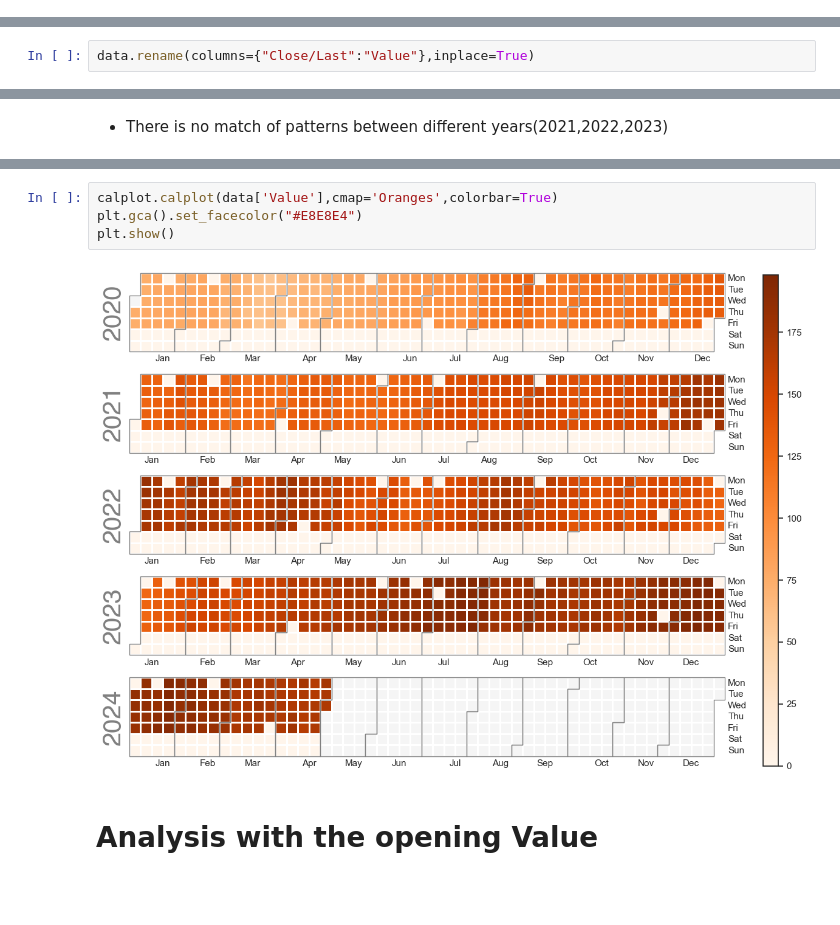
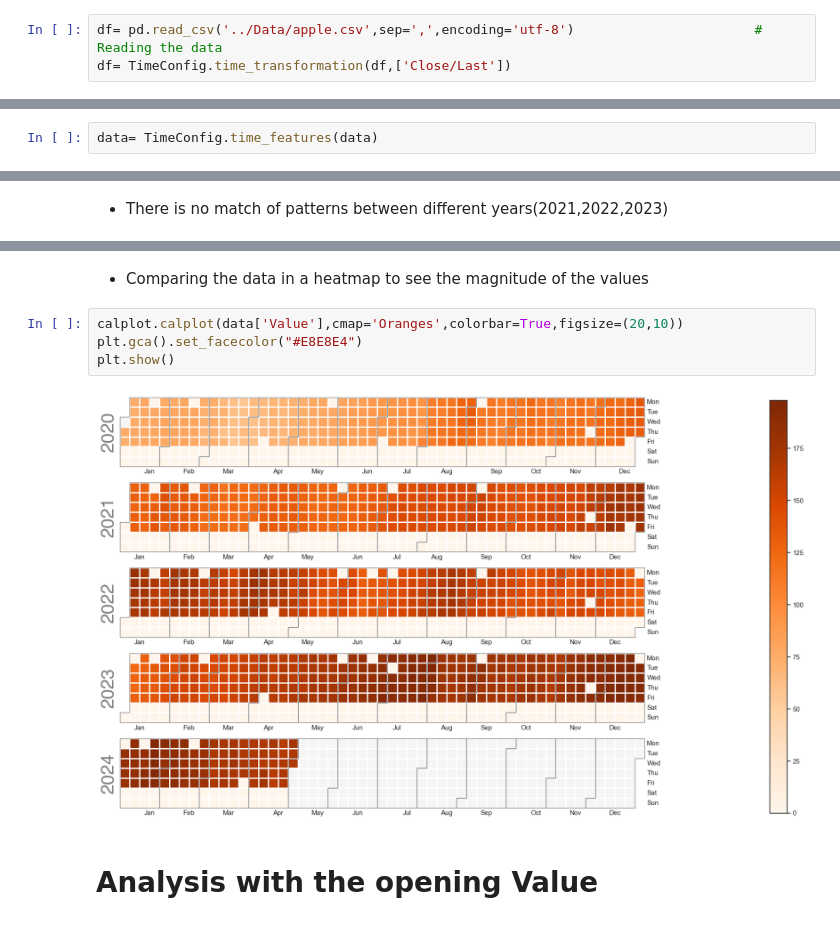
Before and after one commit to carlosgutierrezch/LSTM_Forecast, a Jupyter notebook: notebooks/EDA.ipynb, the cells around one changed output, grey strips where cells are left out. Saved outputs shown, nothing was run; the diff lists cells and outputs as text; blank space fills up the shorter version.

Commit message:
TimeConfig modification

```diff
--- a/notebooks/EDA.ipynb
+++ b/notebooks/EDA.ipynb
@@ -30,3 +21,6 @@ df.set_index('Date',inplace=True)
+# %%
+df= pd.read_csv('../Data/apple.csv',sep=',',encoding='utf-8')                       # Reading the data
+df= TimeConfig.time_transformation(df,['Close/Last'])
 # %% [markdown]
 - in this Analysis, we can see the change in the value of the price in the last 10 years, the is a considerable change in the scale from 2021 and 2022, lets begin an analysis from 2014, later on iterate over that same proces from 2021,2022 an finally in 2023
 We can see that there is a very considerable trend and pattern from 2023, later on we are going to analyze more of those points
@@ -82,2 +80,0 @@ data= df.loc['2020':'2024-05-01'].copy()
-# %%
-data.rename(columns={"Close/Last":"Value"},inplace=True)
@@ -207,3 +167,5 @@ time_features(data)
+# %%
+data= TimeConfig.time_features(data)
 # %% [markdown]
 # Boxplots
 - The use of boxplots is meant to see if there is any relationship between different years and find patterns
@@ -282,11 +232,13 @@ plt.gcf().set_facecolor("#E8E8E4")
 plt.show()
 # %% [output]
 [figure]
+# %% [markdown]
+- Comparing the data in a heatmap to see the magnitude of the values
 # %%
-calplot.calplot(data['Value'],cmap='Oranges',colorbar=True)
+calplot.calplot(data['Value'],cmap='Oranges',colorbar=True,figsize=(20,10))
 plt.gca().set_facecolor("#E8E8E4")
 plt.show()
 # %% [output]
-[figure, old version]
+[figure, new version]
 # %% [markdown]
 # Analysis with the opening Value
```
Also changed, not shown: parts of 32 cells of this notebook, 1 other file.
